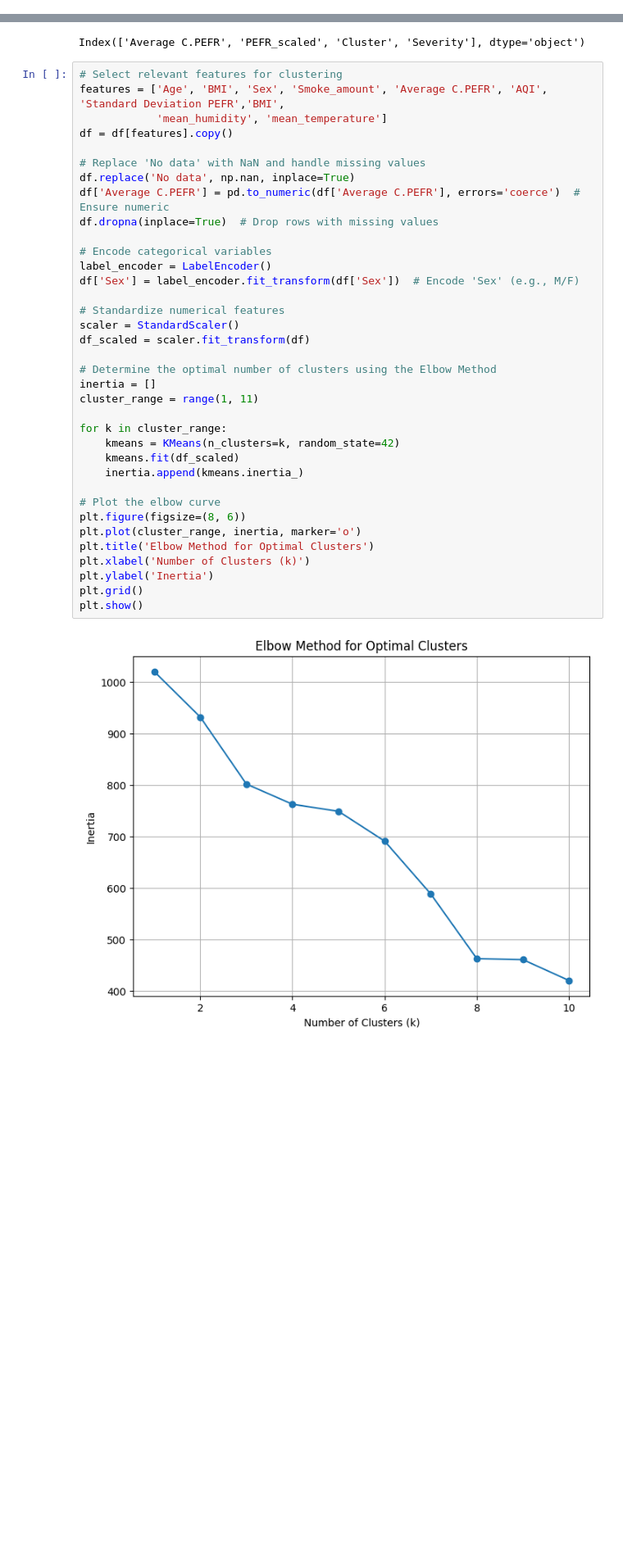
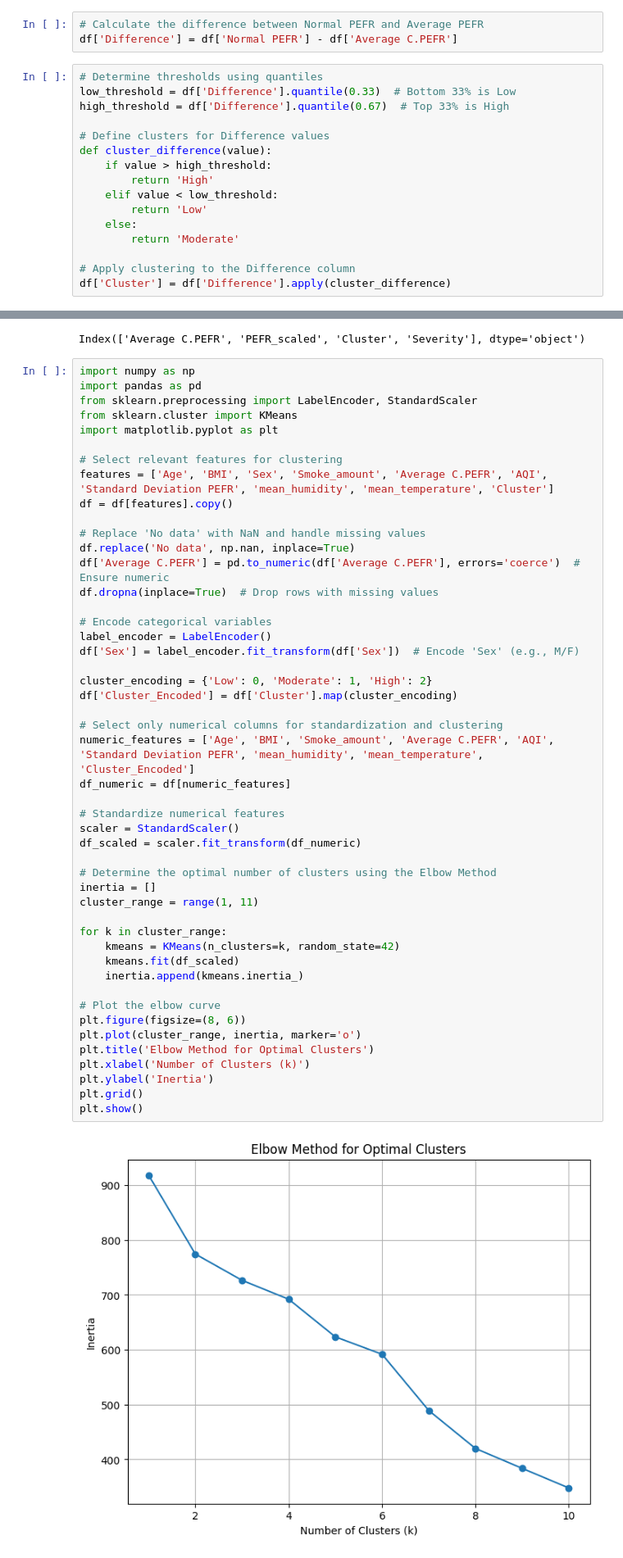
Before and after one commit to Keerthana2001-ops/Data-Science-project, a Jupyter notebook: Model_building_Clustering.ipynb, the cells around one changed output, grey strips where cells are left out. Shown at 82% size. Saved outputs shown, nothing was run; the diff lists cells and outputs as text; blank space fills up the shorter version.

```diff
--- a/Model_building_Clustering.ipynb
+++ b/Model_building_Clustering.ipynb
@@ -15,3 +35,22 @@ df=pd.read_csv('/content/drive/My Drive/Patient data individual/2024-Data/CSV_Fi
+# %%
+# Calculate the difference between Normal PEFR and Average PEFR
+df['Difference'] = df['Normal PEFR'] - df['Average C.PEFR']
+# %%
+# Determine thresholds using quantiles
+low_threshold = df['Difference'].quantile(0.33)  # Bottom 33% is Low
+high_threshold = df['Difference'].quantile(0.67)  # Top 33% is High
+
+# Define clusters for Difference values
+def cluster_difference(value):
+    if value > high_threshold:
+        return 'High'
+    elif value < low_threshold:
+        return 'Low'
+    else:
+        return 'Moderate'
+
+# Apply clustering to the Difference column
+df['Cluster'] = df['Difference'].apply(cluster_difference)
 # %%
 df
 # %% [output]
@@ -845,41 +885,53 @@ df.columns
 # %% [output]
 Index(['Average C.PEFR', 'PEFR_scaled', 'Cluster', 'Severity'], dtype='object')
 # %%
+import numpy as np
+import pandas as pd
+from sklearn.preprocessing import LabelEncoder, StandardScaler
+from sklearn.cluster import KMeans
+import matplotlib.pyplot as plt
+
 # Select relevant features for clustering
-features = ['Age', 'BMI', 'Sex', 'Smoke_amount', 'Average C.PEFR', 'AQI', 'Standard Deviation PEFR','BMI',
-            'mean_humidity', 'mean_temperature']
+features = ['Age', 'BMI', 'Sex', 'Smoke_amount', 'Average C.PEFR', 'AQI', 'Standard Deviation PEFR', 'mean_humidity', 'mean_temperature', 'Cluster']
 df = df[features].copy()
 
 # Replace 'No data' with NaN and handle missing values
 df.replace('No data', np.nan, inplace=True)
 df['Average C.PEFR'] = pd.to_numeric(df['Average C.PEFR'], errors='coerce')  # Ensure numeric
 df.dropna(inplace=True)  # Drop rows with missing values
 
 # Encode categorical variables
 label_encoder = LabelEncoder()
 df['Sex'] = label_encoder.fit_transform(df['Sex'])  # Encode 'Sex' (e.g., M/F)
 
+cluster_encoding = {'Low': 0, 'Moderate': 1, 'High': 2}
+df['Cluster_Encoded'] = df['Cluster'].map(cluster_encoding)
+
+# Select only numerical columns for standardization and clustering
+numeric_features = ['Age', 'BMI', 'Smoke_amount', 'Average C.PEFR', 'AQI', 'Standard Deviation PEFR', 'mean_humidity', 'mean_temperature', 'Cluster_Encoded']
+df_numeric = df[numeric_features]
+
 # Standardize numerical features
 scaler = StandardScaler()
-df_scaled = scaler.fit_transform(df)
+df_scaled = scaler.fit_transform(df_numeric)
 
 # Determine the optimal number of clusters using the Elbow Method
 inertia = []
 cluster_range = range(1, 11)
 
 for k in cluster_range:
     kmeans = KMeans(n_clusters=k, random_state=42)
     kmeans.fit(df_scaled)
     inertia.append(kmeans.inertia_)
 
 # Plot the elbow curve
 plt.figure(figsize=(8, 6))
 plt.plot(cluster_range, inertia, marker='o')
 plt.title('Elbow Method for Optimal Clusters')
 plt.xlabel('Number of Clusters (k)')
 plt.ylabel('Inertia')
 plt.grid()
 plt.show()
 # %% [output]
-[figure, old version]
+[figure, new version]
 # %%
```
Also changed, not shown: parts of 26 cells of this notebook.
